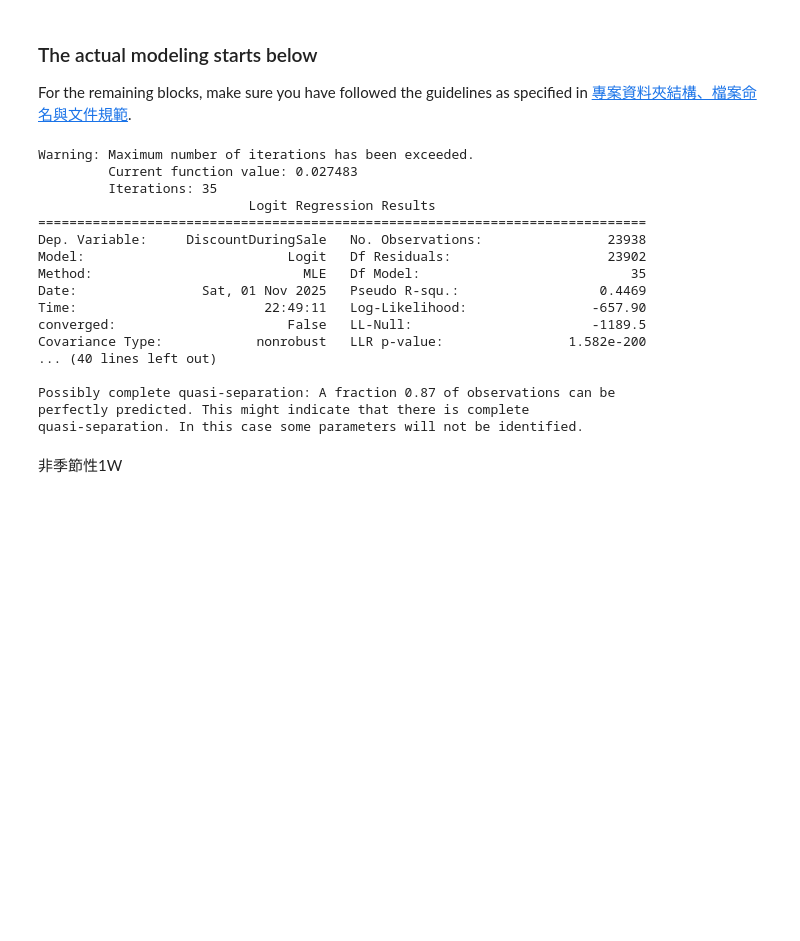
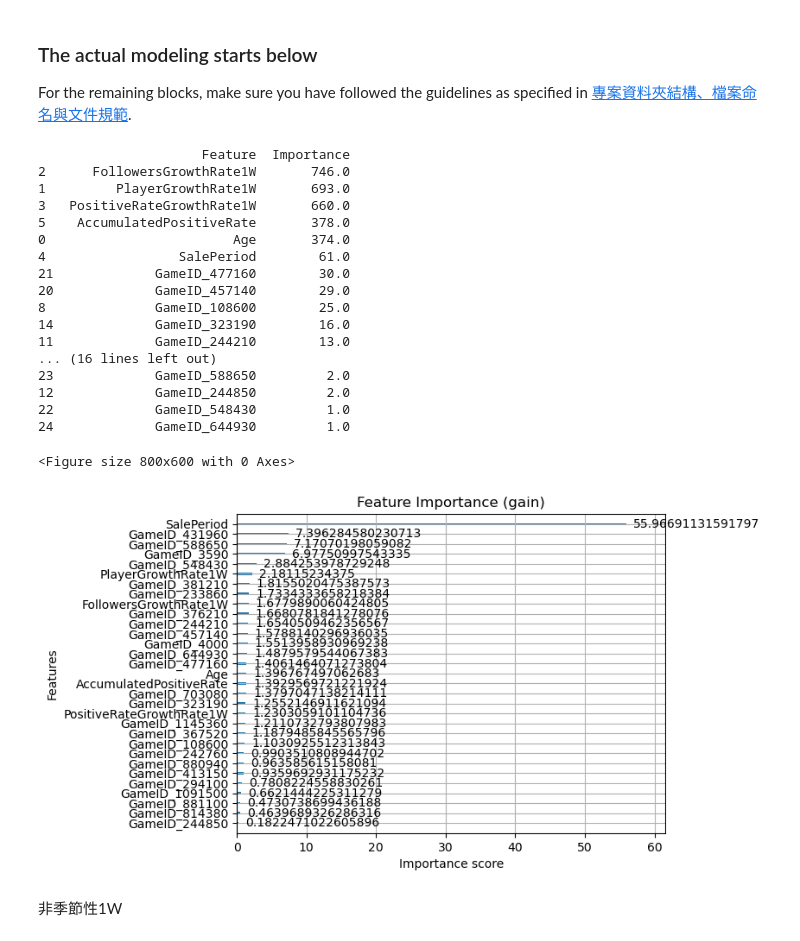
Before and after one commit to yixuan0803/fa-25-econ-5166-group-1, a Jupyter notebook: finding/discount-timing-XGBoost-prediction-model.ipynb, the cells around one changed output. Drawn from its saved outputs; the diff is of its cells as text; code cells hidden in the pictures; blank space fills up the shorter version.

```diff
--- a/finding/discount-timing-XGBoost-prediction-model.ipynb
+++ b/finding/discount-timing-XGBoost-prediction-model.ipynb
@@ -138,29 +185,50 @@ For the remaining blocks, make sure you have followed the guidelines as specifie
 # %%
 # Include the model specification here.  Please describe the model by stating, including
 # type of method used, the variables included, the hyperparameters, and
 # the method of optimization.
 # 建立遊戲虛擬變數 (GameID fixed effects)
 
+model = XGBClassifier(
+    objective='binary:logistic',  # ✅ 二元分類常用
+    eval_metric='auc',        # 或者 'auc'
+    n_estimators=200,
+    learning_rate=0.1,
+    max_depth=6,
+    random_state=71
+)
 
-X = sm.add_constant(X)
-# 邏輯迴歸
-logit_model = sm.Logit(y, X).fit()
-print(logit_model.summary())
+model.fit(X_train, y_train)
+
+importance = model.get_booster().get_score(importance_type='weight')
+importance_df = pd.DataFrame({
+    'Feature': importance.keys(),
+    'Importance': importance.values()
+}).sort_values(by='Importance', ascending=False)
+
+print(importance_df)
+
+# 畫出重要性圖
+plt.figure(figsize=(8,6))
+plot_importance(model, importance_type='gain')
+plt.title("Feature Importance (gain)")
+plt.show()
 # %% [output]
-Warning: Maximum number of iterations has been exceeded.
-         Current function value: 0.027483
-         Iterations: 35
-                           Logit Regression Results
-==============================================================================
-Dep. Variable:     DiscountDuringSale   No. Observations:                23938
-Model:                          Logit   Df Residuals:                    23902
-Method:                           MLE   Df Model:                           35
-Date:                Sat, 01 Nov 2025   Pseudo R-squ.:                  0.4469
-Time:                        22:49:11   Log-Likelihood:                -657.90
-converged:                      False   LL-Null:                       -1189.5
-Covariance Type:            nonrobust   LLR p-value:                1.582e-200
-... (40 lines left out)
-
-Possibly complete quasi-separation: A fraction 0.87 of observations can be
-perfectly predicted. This might indicate that there is complete
-quasi-separation. In this case some parameters will not be identified.
+                     Feature  Importance
+2      FollowersGrowthRate1W       746.0
+1         PlayerGrowthRate1W       693.0
+3   PositiveRateGrowthRate1W       660.0
+5    AccumulatedPositiveRate       378.0
+0                        Age       374.0
+4                 SalePeriod        61.0
+21             GameID_477160        30.0
+20             GameID_457140        29.0
+8              GameID_108600        25.0
+14             GameID_323190        16.0
+11             GameID_244210        13.0
+... (16 lines left out)
+23             GameID_588650         2.0
+12             GameID_244850         2.0
+22             GameID_548430         1.0
+24             GameID_644930         1.0
+<Figure size 800x600 with 0 Axes>
+[figure, added]
```
Also changed, not shown: parts of 15 cells of this notebook, 1 other file.
